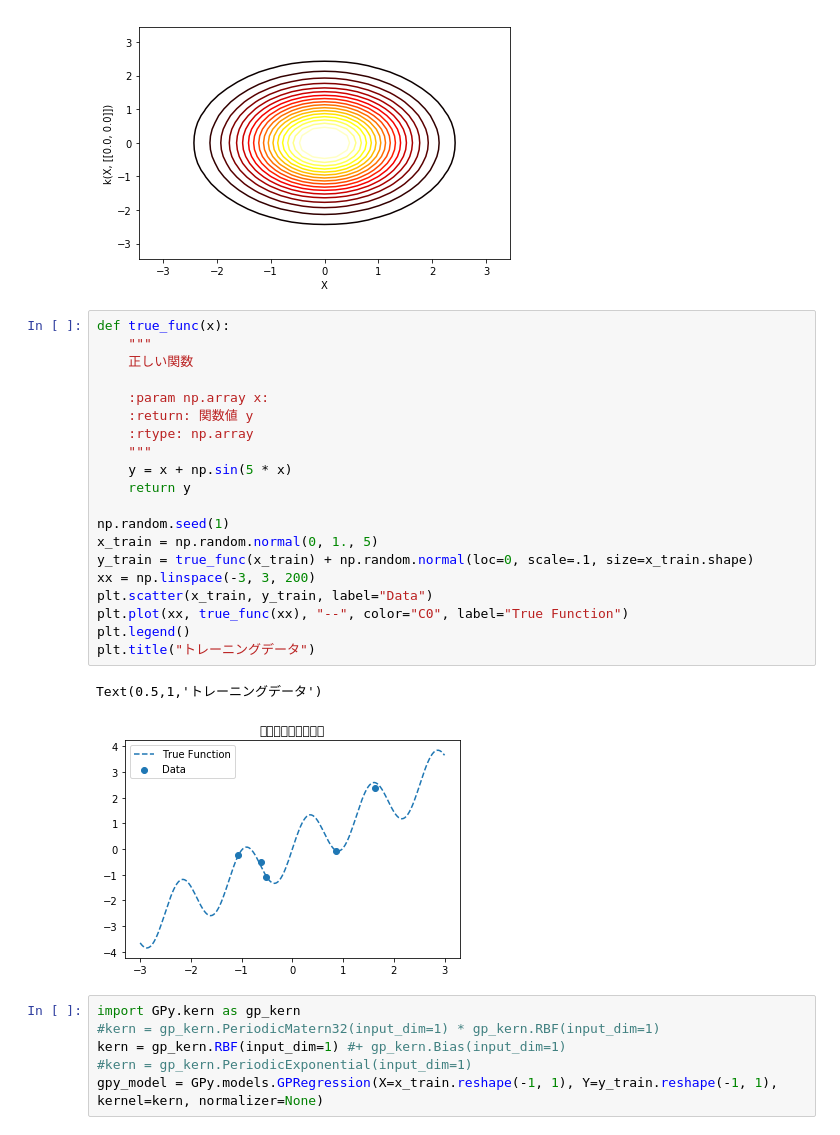
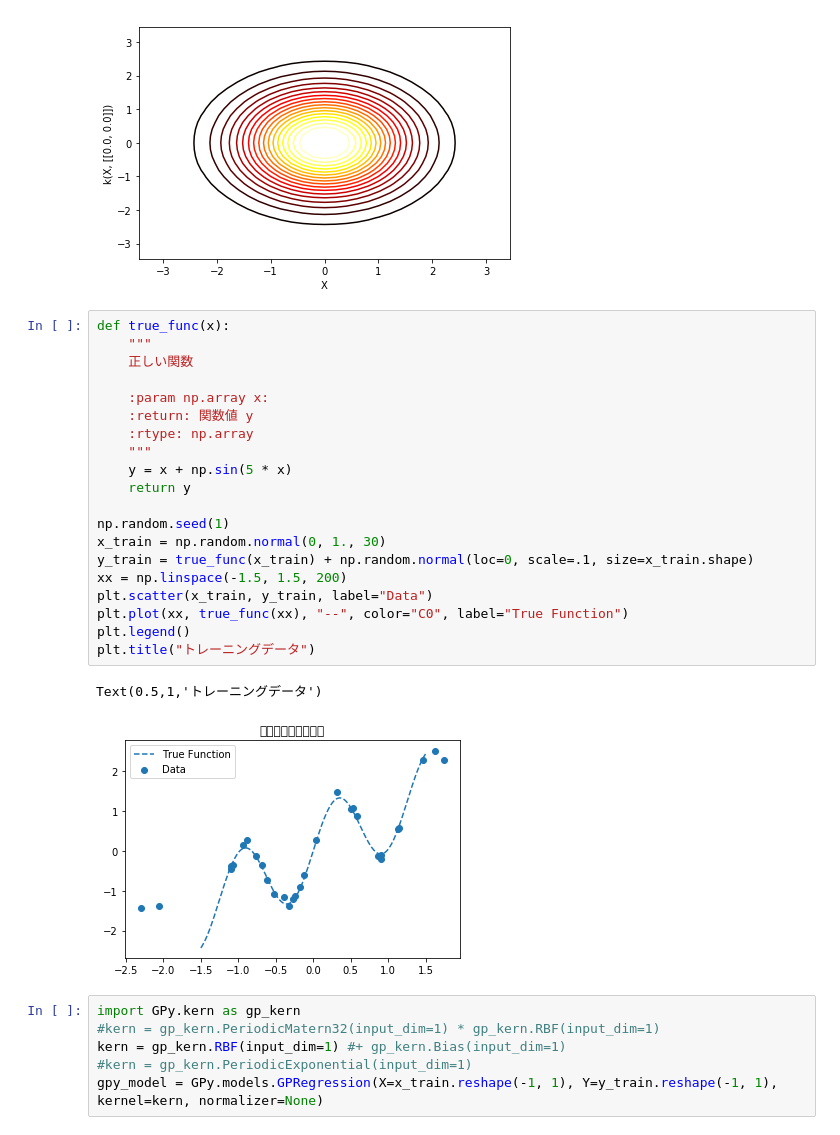
Before and after one commit to TakuTsuzuki/TimecostBO, a Jupyter notebook: GPy test.ipynb, the cells around one changed output. Saved outputs shown, nothing was run; the diff lists cells and outputs as text.

```diff
--- a/GPy test.ipynb
+++ b/GPy test.ipynb
@@ -178,26 +178,26 @@ kern.plot()
 # %%
 def true_func(x):
     """
     正しい関数
 
     :param np.array x:
     :return: 関数値 y
     :rtype: np.array
     """
     y = x + np.sin(5 * x)
     return y
 
 np.random.seed(1)
-x_train = np.random.normal(0, 1., 5)
+x_train = np.random.normal(0, 1., 30)
 y_train = true_func(x_train) + np.random.normal(loc=0, scale=.1, size=x_train.shape)
-xx = np.linspace(-3, 3, 200)
+xx = np.linspace(-1.5, 1.5, 200)
 plt.scatter(x_train, y_train, label="Data")
 plt.plot(xx, true_func(xx), "--", color="C0", label="True Function")
 plt.legend()
 plt.title("トレーニングデータ")
 # %% [output]
 Text(0.5,1,'トレーニングデータ')
-[figure, old version]
+[figure, new version]
 # %%
 import GPy.kern as gp_kern
 #kern = gp_kern.PeriodicMatern32(input_dim=1) * gp_kern.RBF(input_dim=1)
```
Also changed, not shown: parts of 11 cells of this notebook, 8 other files.
